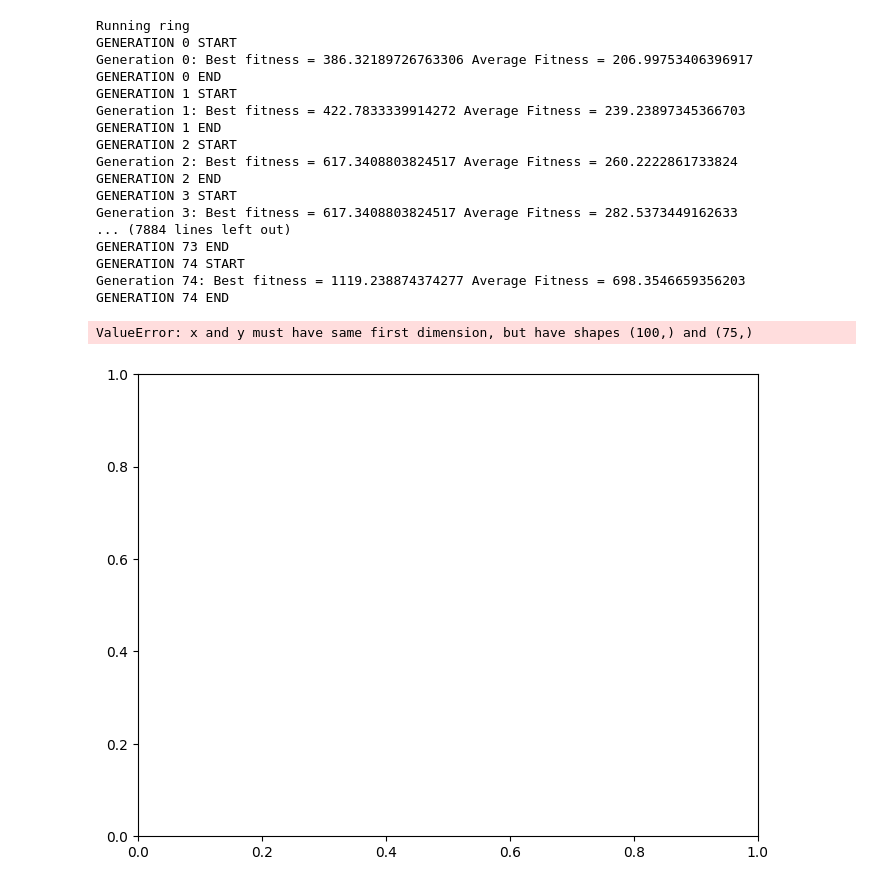
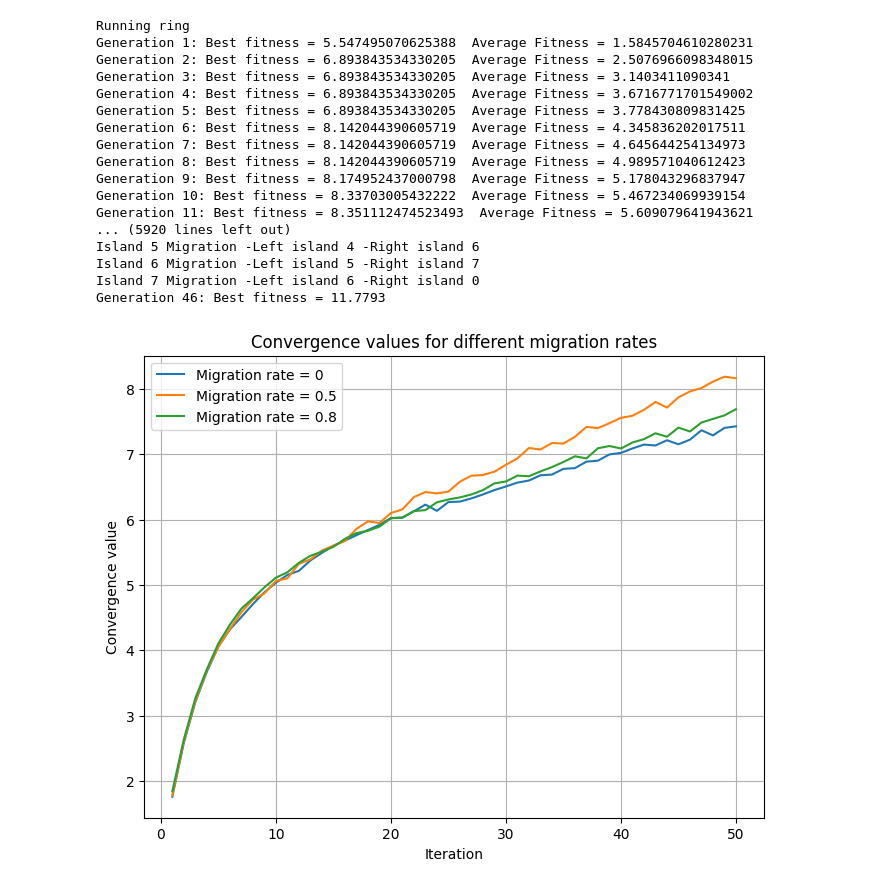
Before and after one commit to Chideme/island_genetic_algrorithm, a Jupyter notebook: migration.ipynb, the cells around one changed output. Drawn from its saved outputs; the diff is of its cells as text; code cells hidden in the pictures.

Commit message:
data

```diff
--- a/migration.ipynb
+++ b/migration.ipynb
@@ -20,6 +20,6 @@ import datetime
 start_date = datetime.datetime(2010, 1, 1)
 end_date = datetime.datetime(2022, 12, 31)
 period ="train"
-data = Data('GRPN',start_date,end_date,period,2019)
+data = Data('GM',start_date,end_date,period,2019)
 data.data_preprocess()
 # %% [output]
@@ -27,44 +28,44 @@ TypeError: __init__() missing 1 required positional argument: 'test_period'
 # %%
 # ring
 values = []
 migration_rates = [0, 0.5 , 0.8]
-num_runs = 10
+num_runs = 20
 convergence_values = []
 for i in migration_rates:
     values = []
     for _ in range(num_runs):
-        ga = IslandGGA(data=data.train_data,num_islands=8,m_iter= 10,num_iter=75,n_migrants_rate=i,pSize=200,r_cross=0.4,r_mut=0.1,strategies=data.strategies,evolve_strategy="ring")
+        ga = IslandGGA(data=data.train_data,num_islands=8,m_iter= 5,num_iter=50,n_migrants_rate=i,pSize=200,r_cross=0.4,r_mut=0.1,strategies=data.strategies,evolve_strategy="ring")
         ga.evolve()
         values.append(ga.convergence_values)
     convergence_values.append(np.mean(values, axis=0))  # Average convergence values across runs
 
 # plot the convergence values for each crossover rate
 plt.figure(figsize=(8, 6))
 for i in range(len(migration_rates)):
-    plt.plot(np.arange(1, 101), convergence_values[i], label='Migration rate = ' + str(migration_rates[i]))
+    plt.plot(np.arange(1, 51), convergence_values[i], label='Migration rate = ' + str(migration_rates[i]))
 plt.xlabel('Iteration')
 plt.ylabel('Convergence value')
 plt.title('Convergence values for different migration rates')
 plt.legend()
+plt.grid(True)
 plt.show()
 # %% [output]
 Running ring
-GENERATION 0 START
-Generation 0: Best fitness = 386.32189726763306 Average Fitness = 206.99753406396917
-GENERATION 0 END
-GENERATION 1 START
-Generation 1: Best fitness = 422.7833339914272 Average Fitness = 239.23897345366703
-GENERATION 1 END
-GENERATION 2 START
-Generation 2: Best fitness = 617.3408803824517 Average Fitness = 260.2222861733824
-GENERATION 2 END
-GENERATION 3 START
-Generation 3: Best fitness = 617.3408803824517 Average Fitness = 282.5373449162633
-... (7884 lines left out)
-GENERATION 73 END
-GENERATION 74 START
-Generation 74: Best fitness = 1119.238874374277 Average Fitness = 698.3546659356203
-GENERATION 74 END
+Generation 1: Best fitness = 5.547495070625388  Average Fitness = 1.5845704610280231
+Generation 2: Best fitness = 6.893843534330205  Average Fitness = 2.5076966098348015
+Generation 3: Best fitness = 6.893843534330205  Average Fitness = 3.1403411090341
+Generation 4: Best fitness = 6.893843534330205  Average Fitness = 3.6716771701549002
+Generation 5: Best fitness = 6.893843534330205  Average Fitness = 3.778430809831425
+Generation 6: Best fitness = 8.142044390605719  Average Fitness = 4.345836202017511
+Generation 7: Best fitness = 8.142044390605719  Average Fitness = 4.645644254134973
+Generation 8: Best fitness = 8.142044390605719  Average Fitness = 4.989571040612423
+Generation 9: Best fitness = 8.174952437000798  Average Fitness = 5.178043296837947
+Generation 10: Best fitness = 8.33703005432222  Average Fitness = 5.467234069939154
+Generation 11: Best fitness = 8.351112474523493  Average Fitness = 5.609079641943621
+... (5920 lines left out)
+Island 5 Migration -Left island 4 -Right island 6
+Island 6 Migration -Left island 5 -Right island 7
+Island 7 Migration -Left island 6 -Right island 0
+Generation 46: Best fitness = 11.7793
-ValueError: x and y must have same first dimension, but have shapes (100,) and (75,)
-[figure, old version]
+[figure, new version]
 # %%
```
Also changed, not shown: parts of 5 cells of this notebook, 5 other files.
